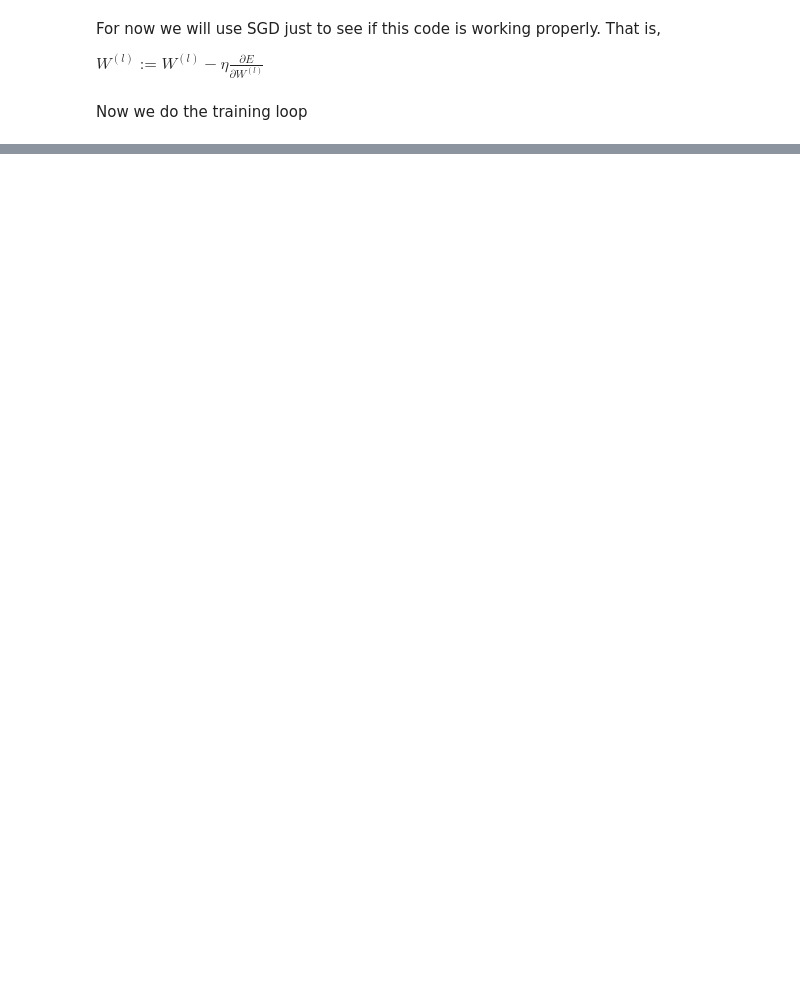
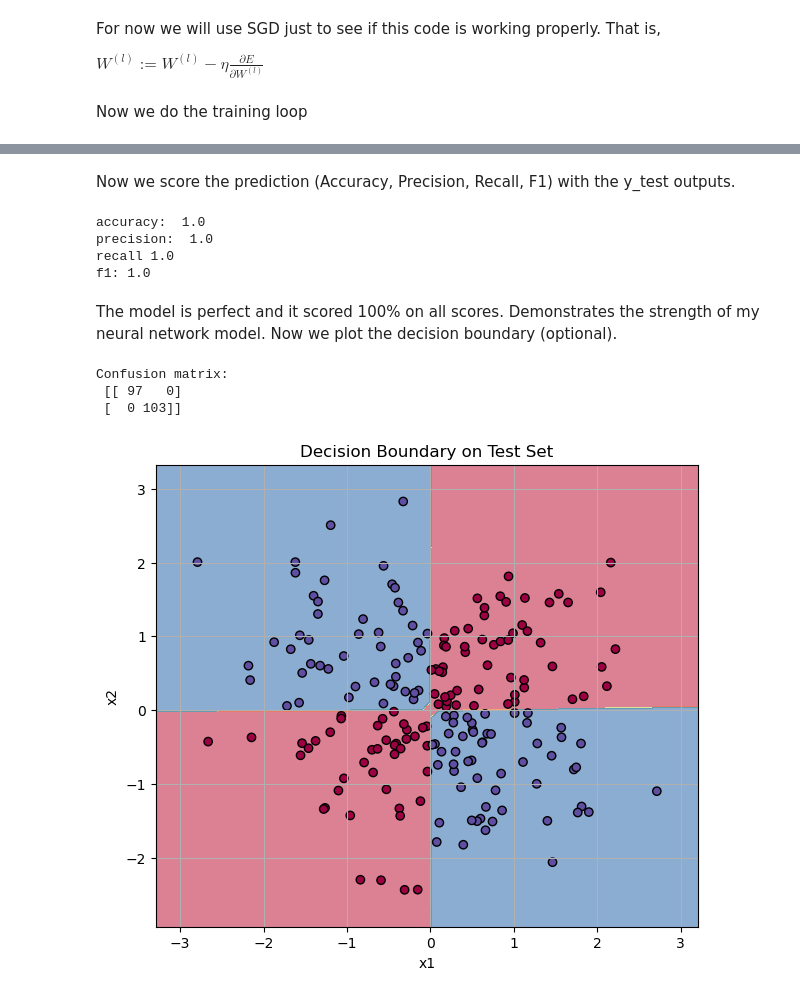
Before and after one commit to AidanMan217/Machine-Learning, a Jupyter notebook: A5-nn.ipynb, the cells around one changed output, grey strips where cells are left out. Drawn from its saved outputs; the diff is of its cells as text; code cells hidden in the pictures; blank space fills up the shorter version.

Commit message:
Finished Assigment
100% accuracy!

```diff
--- a/A5-nn.ipynb
+++ b/A5-nn.ipynb
@@ -169,7 +158,7 @@ def sgd(W,dw,eta):
 # %% [markdown]
 Now we do the training loop
 # %%
-def train(X,t,eta,epochs):
+"""def train(X,t,eta,epochs):
     w1 = np.random.randn(X.shape[1]+1, 4)
     w2 = np.random.randn(4+1, 3)
     w3 = np.random.randn(3+1, 1)
@@ -180,4 +169,4 @@ def train(X,t,eta,epochs):
         w1,w2,w3 = sgd([w1,w2,w3], [dw1,dw2,dw3], eta)
         if epoch % 1000 == 0:
             print(f"Epoch {epoch}: Loss = {np.mean(np.square(z3 - y_train))}")
-    return z3, w1, w2, w3
+    return z3, w1, w2, w3"""
@@ -185,0 +225,53 @@ The Loss on this is absolute garbage. Next we will implement Mini Batch SGD and
+# %% [markdown]
+Now we score the prediction (Accuracy, Precision, Recall, F1) with the y_test outputs.
+# %%
+from sklearn.metrics import accuracy_score, precision_score, recall_score, f1_score
+
+accuracy = accuracy_score(y_test,y_pred)
+precision = precision_score(y_test,y_pred)
+recall = recall_score(y_test,y_pred)
+f1 = f1_score(y_test,y_pred)
+
+print("accuracy: ", accuracy)
+print("precision: ",precision)
+print("recall", recall)
+print("f1:", f1)
+# %% [output]
+accuracy:  1.0
+precision:  1.0
+recall 1.0
+f1: 1.0
+# %% [markdown]
+The model is perfect and it scored 100% on all scores. Demonstrates the strength of my neural network model. Now we plot the decision boundary (optional).
+# %%
+from sklearn.metrics import confusion_matrix
+#Displaying a matrix with [[True Negatives, False Positives], [False Negatives, True Positives] ]
+cm = confusion_matrix(y_test, y_pred)
+print("Confusion matrix:\n", cm)
+
+#Creating a grid over the feature space
+h = 0.01
+x_min, x_max = X_test[:, 0].min() - 0.5, X_test[:, 0].max() + 0.5
+y_min, y_max = X_test[:, 1].min() - 0.5, X_test[:, 1].max() + 0.5
+xx, yy = np.meshgrid(np.arange(x_min, x_max, h),
+                     np.arange(y_min, y_max, h))
+
+#Predicting class for each point in the grid
+grid = np.c_[xx.ravel(), yy.ravel()]
+_, _, _, _, _, z3_grid = forward(grid, w1, w2, w3)
+Z = (z3_grid > 0.5).astype(int).reshape(xx.shape)
+
+#Plotting the decision boundary and test points
+plt.figure(figsize=(7, 6))
+plt.contourf(xx, yy, Z, cmap=plt.cm.Spectral, alpha=0.6)
+plt.scatter(X_test[:, 0], X_test[:, 1], c=y_test, cmap=plt.cm.Spectral, edgecolors='k')
+plt.title("Decision Boundary on Test Set")
+plt.xlabel("x1")
+plt.ylabel("x2")
+plt.grid(True)
+plt.show()
+# %% [output]
+Confusion matrix:
+ [[ 97   0]
+ [  0 103]]
+[figure, added]
```
Also changed, not shown: parts of 6 cells of this notebook.
